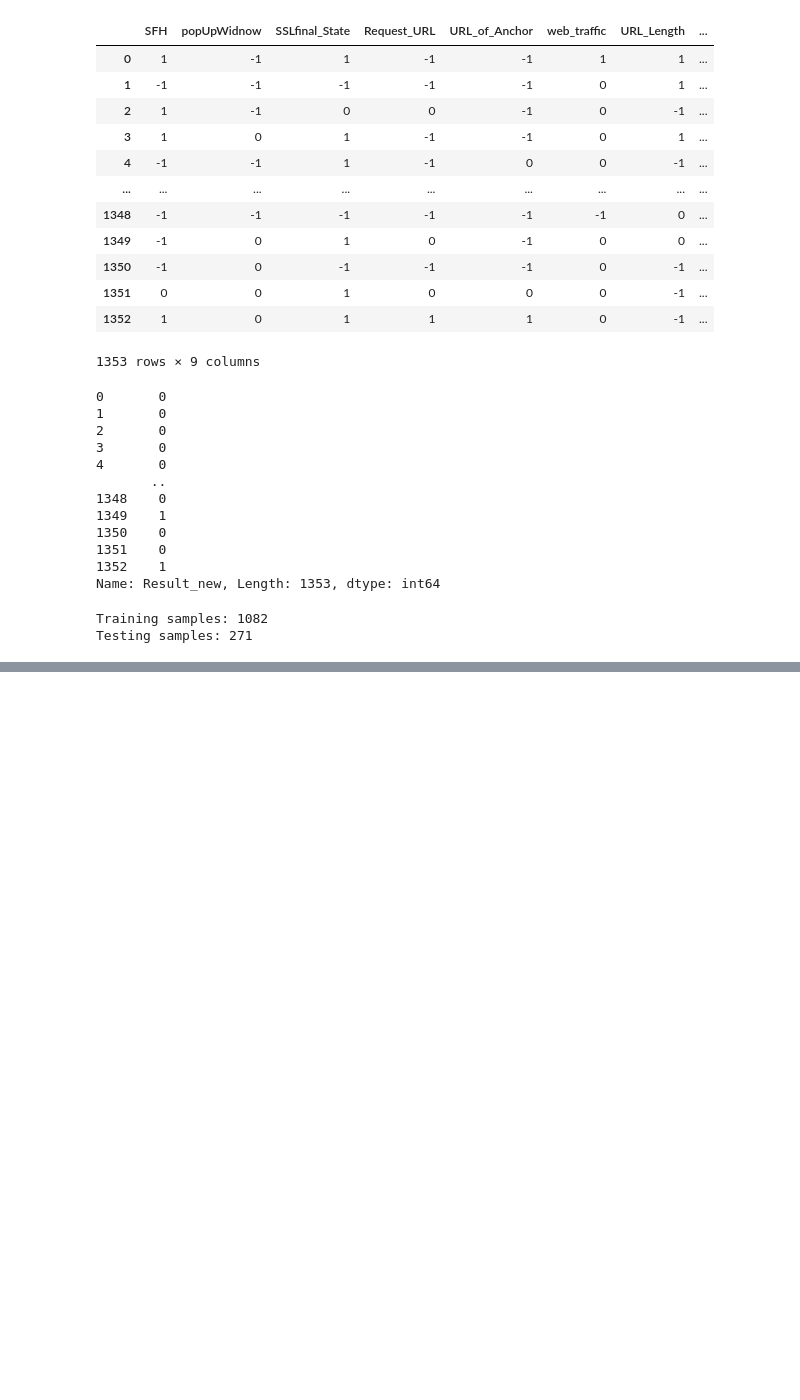
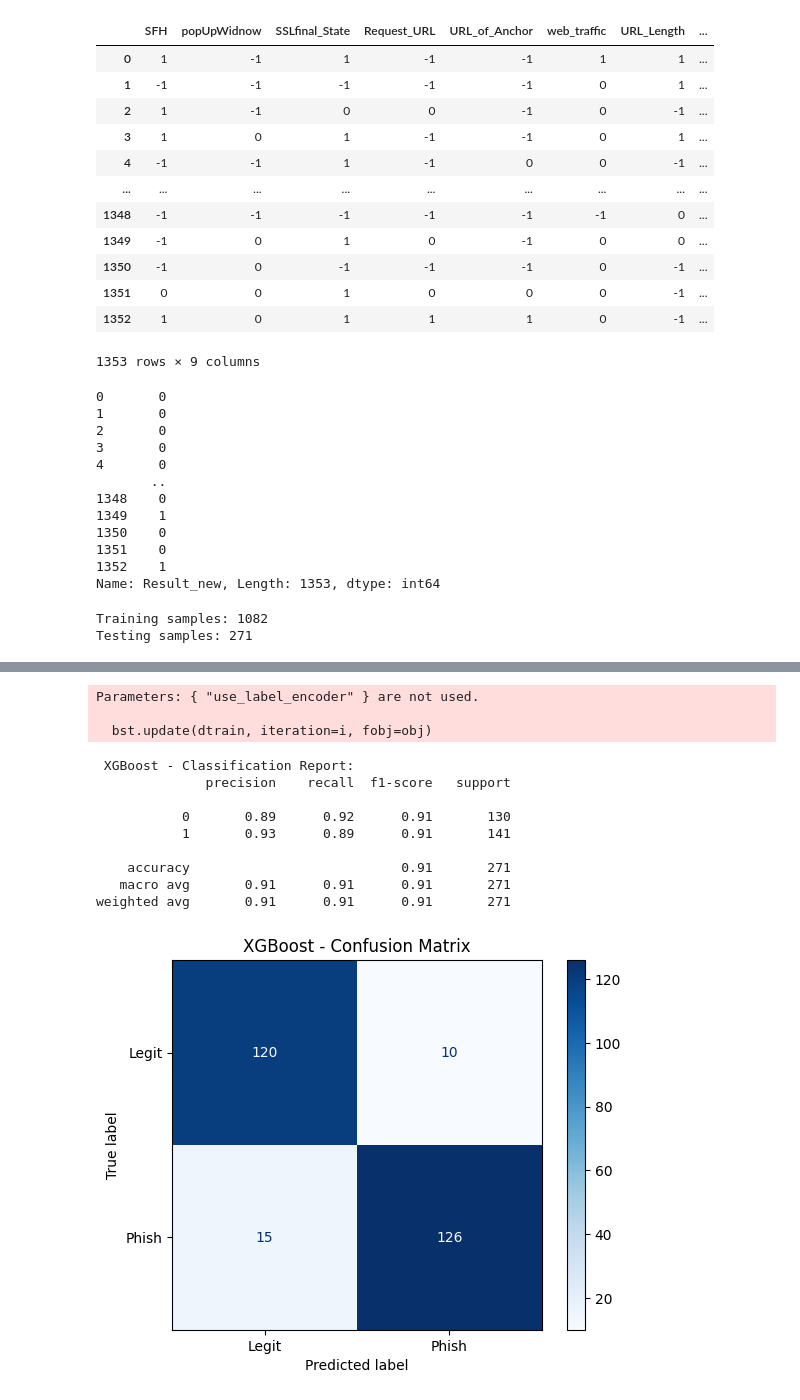
Before and after one commit to Fulankeee/MIE1628-Project-5, a Jupyter notebook: MIE1628_A5.ipynb, the cells around one changed output, grey strips where cells are left out. Cells and saved outputs as stored; diff of their text form; code cells hidden in the pictures; blank space fills up the shorter version.

```diff
--- a/MIE1628_A5.ipynb
+++ b/MIE1628_A5.ipynb
@@ -217,0 +284,19 @@ Testing samples: 271
+# %%
+# xgboost
+xgb_model = XGBClassifier(use_label_encoder=False, eval_metric='logloss', random_state=823)
+xgb_model.fit(X_train, y_train)
+evaluate_model(xgb_model, X_test, y_test, "XGBoost")
+# %% [output]
+Parameters: { "use_label_encoder" } are not used.
+
+  bst.update(dtrain, iteration=i, fobj=obj)
+ XGBoost - Classification Report:
+              precision    recall  f1-score   support
+
+           0       0.89      0.92      0.91       130
+           1       0.93      0.89      0.91       141
+
+    accuracy                           0.91       271
+   macro avg       0.91      0.91      0.91       271
+weighted avg       0.91      0.91      0.91       271
+[figure, added]
```
Also changed, not shown: parts of 7 cells of this notebook.
